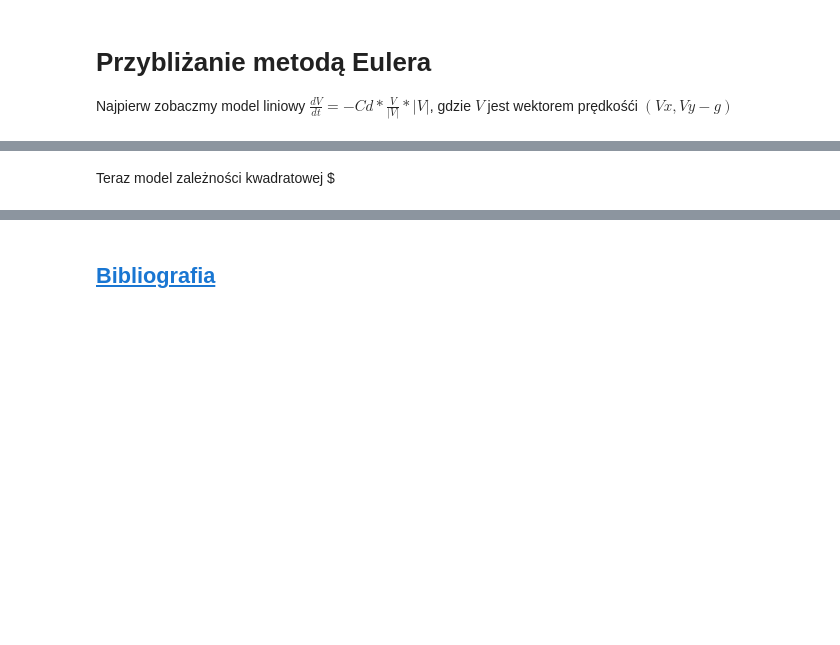
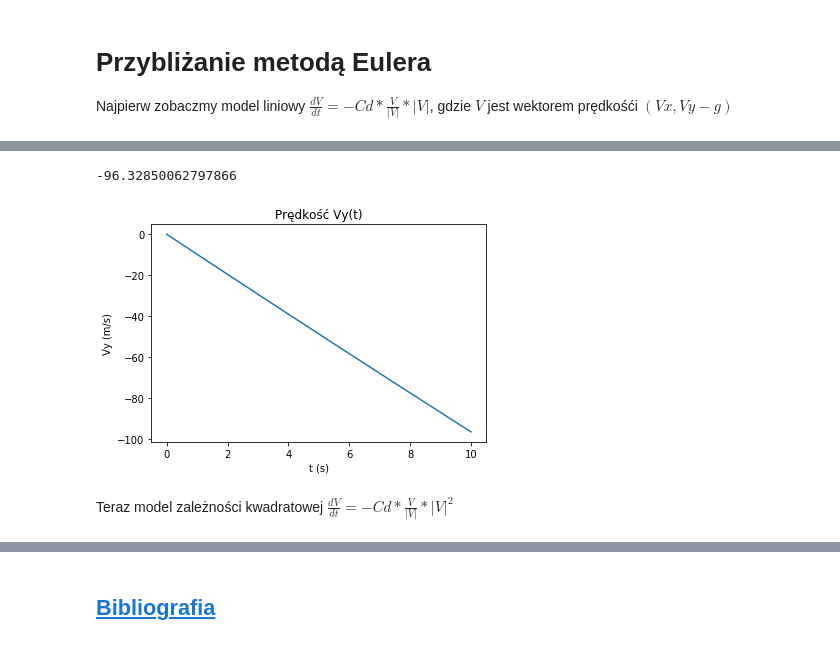
Before and after one commit to maciejratajski1999/Skoki-narciarskie, a Jupyter notebook: main.ipynb, the cells around one changed output, grey strips where cells are left out. Drawn from its saved outputs; the diff is of its cells as text; code cells hidden in the pictures; blank space fills up the shorter version.

```diff
--- a/main.ipynb
+++ b/main.ipynb
@@ -403,7 +403,18 @@ pyplot.ylim(0, VX[0]+1)
 [figure]
+# %%
+pyplot.plot(time,VY)
+pyplot.title("Prędkość Vy(t)")
+pyplot.xlabel("t (s)")
+pyplot.ylabel("Vy (m/s)")
+pyplot.ylim()
+print(VY[-1])
+pyplot.show()
+# %% [output]
+-96.32850062797866
+[figure, added]
 # %% [markdown]
 Teraz model zależności kwadratowej
-$
+$ \frac{dV}{dt} = -Cd*\frac{V}{|V|}*|V|^2 $
 # %%
 def square_model(v):
     '''
```
Also changed, not shown: parts of 3 cells of this notebook.
